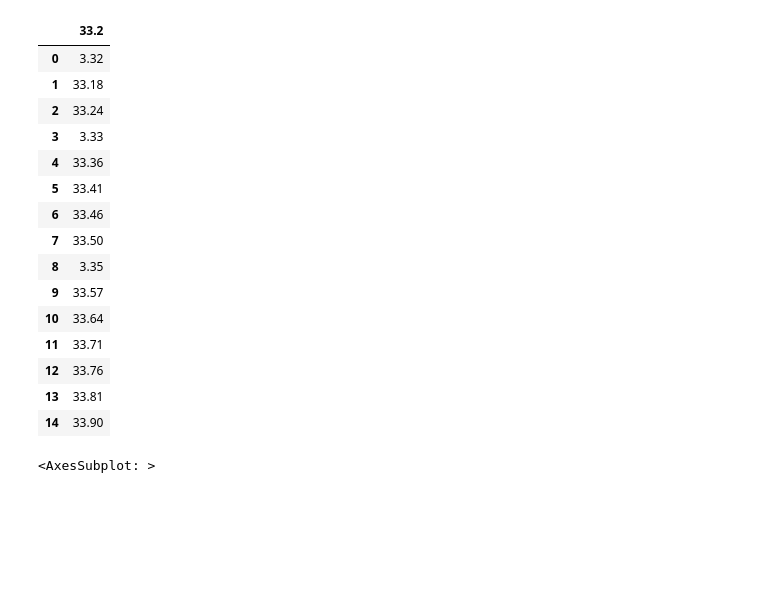
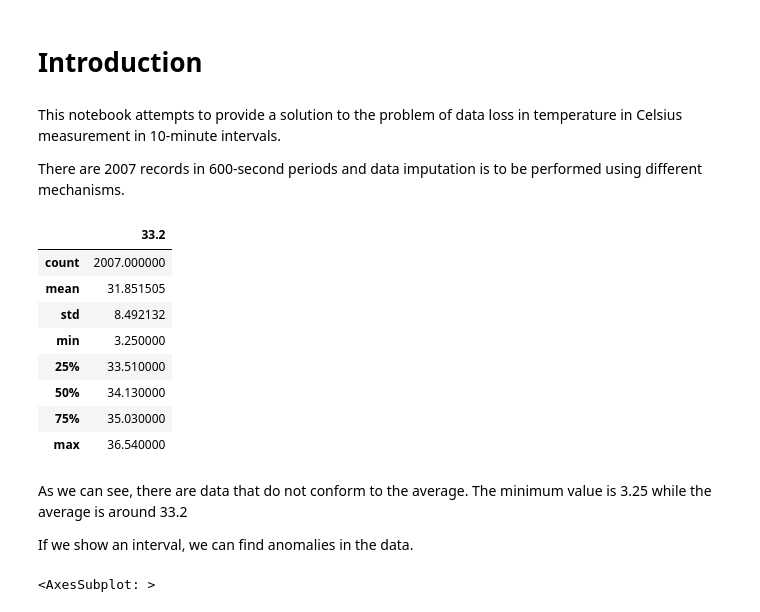
Before and after one commit to adricanovas/TemperatureDataImputation, a Jupyter notebook: DataImputation.ipynb, the cells around one changed output. Cells and saved outputs as stored; diff of their text form; code cells hidden in the pictures; blank space fills up the shorter version.

```diff
--- a/DataImputation.ipynb
+++ b/DataImputation.ipynb
@@ -1,29 +1,35 @@
+# %% [markdown]
+# Introduction
+# %% [markdown]
+This notebook attempts to provide a solution to the problem of data loss in temperature in Celsius measurement in 10-minute intervals.
+
+There are 2007 records in 600-second periods and data imputation is to be performed using different mechanisms.
 # %%
 # import modules
 import pandas as pd
+import numpy as np
+import matplotlib.pyplot as plt
+import warnings
 
 # read the data from the csv
 data = pd.read_csv("data.csv")
 
-# display top 15 data
-data.head(15)
+# display a resume of data
+data.describe()
 # %% [output]
 |  | 33.2 |
-| 0 | 3.32 |
-| 1 | 33.18 |
-| 2 | 33.24 |
-| 3 | 3.33 |
-| 4 | 33.36 |
-| 5 | 33.41 |
-| 6 | 33.46 |
-| 7 | 33.50 |
-| 8 | 3.35 |
-| 9 | 33.57 |
-| 10 | 33.64 |
-| 11 | 33.71 |
-| 12 | 33.76 |
-| 13 | 33.81 |
-| 14 | 33.90 |
+| count | 2007.000000 |
+| mean | 31.851505 |
+| std | 8.492132 |
+| min | 3.250000 |
+| 25% | 33.510000 |
+| 50% | 34.130000 |
+| 75% | 35.030000 |
+| max | 36.540000 |
+# %% [markdown]
+As we can see, there are data that do not conform to the average. The minimum value is 3.25 while the average is around 33.2
+
+If we show an interval, we can find anomalies in the data.
 # %%
 data[10:400].plot()
 # %% [output]
```
Also changed, not shown: parts of 4 cells of this notebook, 1 other file.
